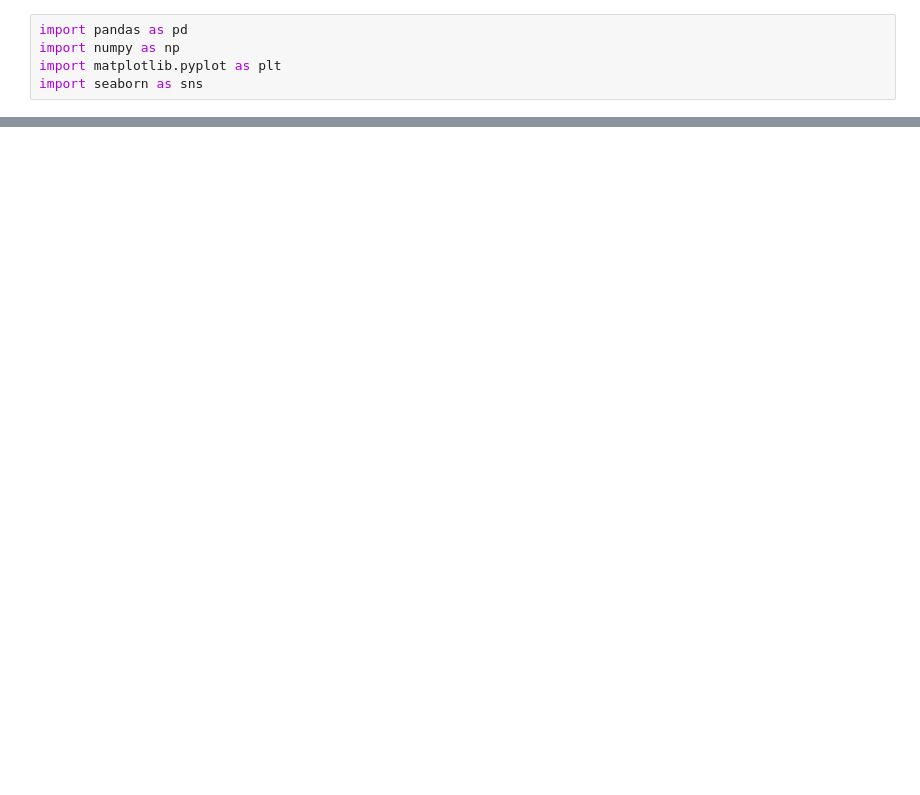
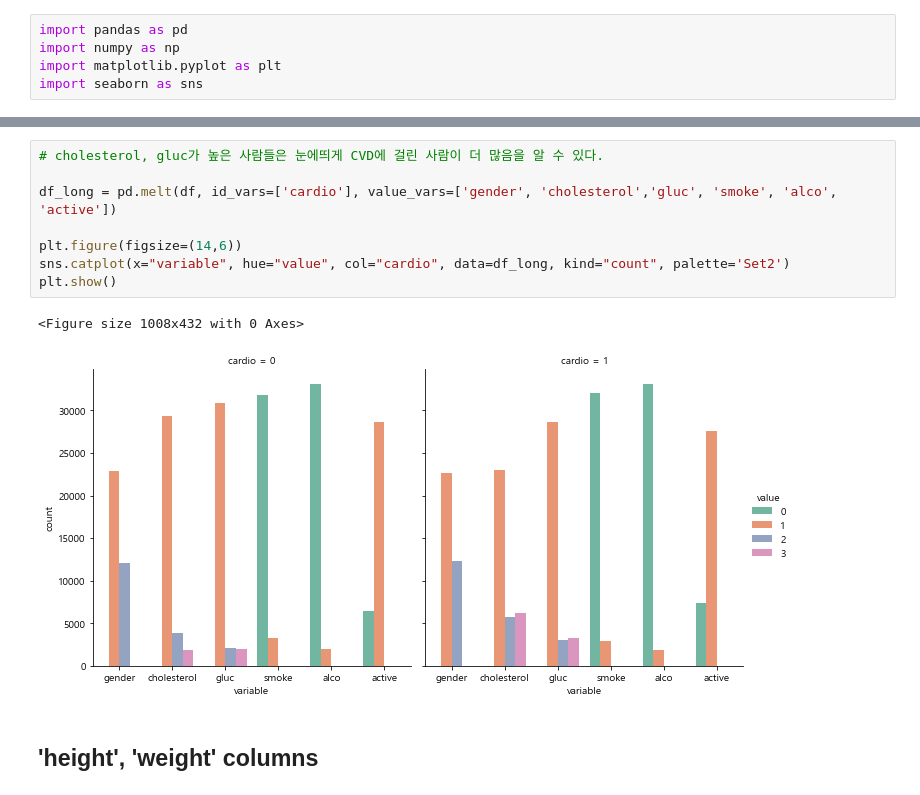
Before and after one commit to LEEHM97/Predict-Cardiovascular-Disease, a Jupyter notebook: preprocessing.ipynb, the cells around one changed output, grey strips where cells are left out. Cells and saved outputs as stored; diff of their text form; blank space fills up the shorter version.

```diff
--- a/preprocessing.ipynb
+++ b/preprocessing.ipynb
@@ -41,0 +157,13 @@ df
+# %%
+# cholesterol, gluc가 높은 사람들은 눈에띄게 CVD에 걸린 사람이 더 많음을 알 수 있다.
+
+df_long = pd.melt(df, id_vars=['cardio'], value_vars=['gender', 'cholesterol','gluc', 'smoke', 'alco', 'active'])
+
+plt.figure(figsize=(14,6))
+sns.catplot(x="variable", hue="value", col="cardio", data=df_long, kind="count", palette='Set2')
+plt.show()
+# %% [output]
+<Figure size 1008x432 with 0 Axes>
+[figure, added]
+# %% [markdown]
+## 'height', 'weight' columns
```
Also changed, not shown: parts of 29 cells of this notebook.
